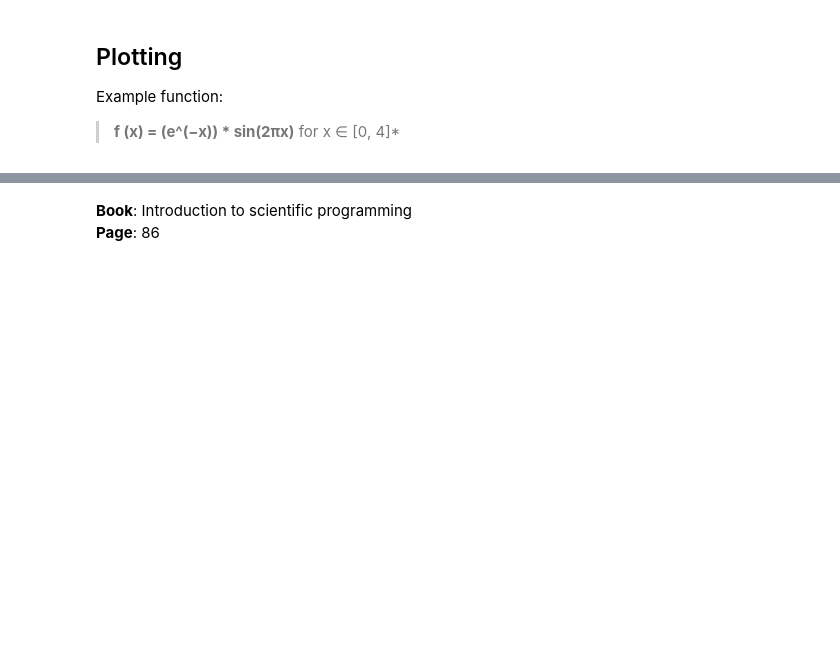
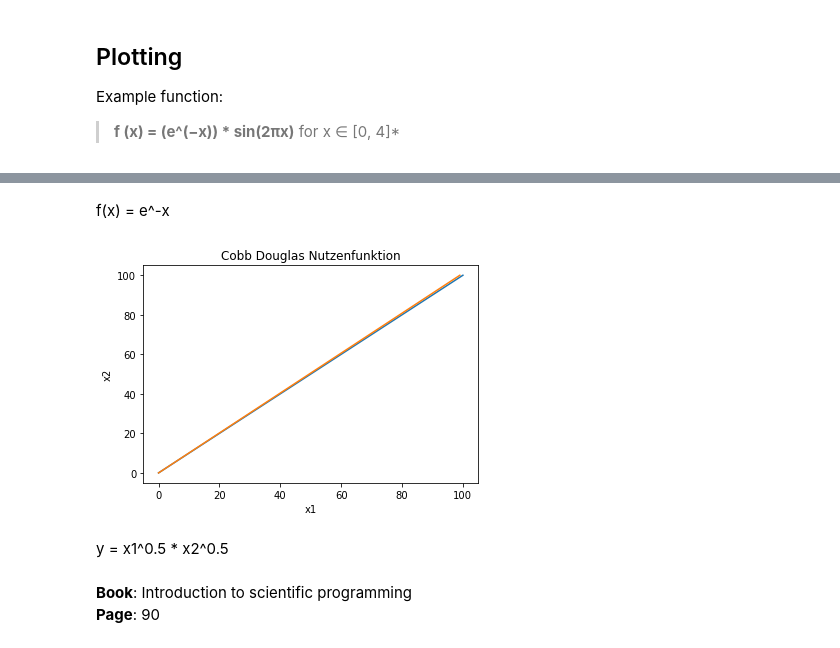
Before and after one commit to roman91DE/machine-learning, a Jupyter notebook: array-computing.ipynb, the cells around one changed output, grey strips where cells are left out. Saved outputs shown, nothing was run; the diff lists cells and outputs as text; code cells hidden in the pictures; blank space fills up the shorter version.

```diff
--- a/array-computing.ipynb
+++ b/array-computing.ipynb
@@ -96,3 +121,23 @@ plt.plot(x, y)
+# %% [markdown]
+f(x) = e^-x
+# %%
+def cobb_douglas(x1, x2):
+    return (x1 ** .5) * (x2 ** .5)
+
+x1, x2 = np.linspace(0,100, 100), np.linspace(0,100, 100)
+y = cobb_douglas(x1, x2)
+
+plt.plot(x1, x2, y)
+plt.title("Cobb Douglas Nutzenfunktion")
+plt.xlabel("x1")
+plt.ylabel("x2")
+plt.savefig("cd.png")
+
+plt.show()
+# %% [output]
+[figure, added]
+# %% [markdown]
+y = x1^0.5 * x2^0.5
 # %% [markdown]
 **Book**: Introduction to scientific programming
-**Page**: 86
+**Page**: 90
```
Also changed, not shown: parts of 5 cells of this notebook, 1 other file.
